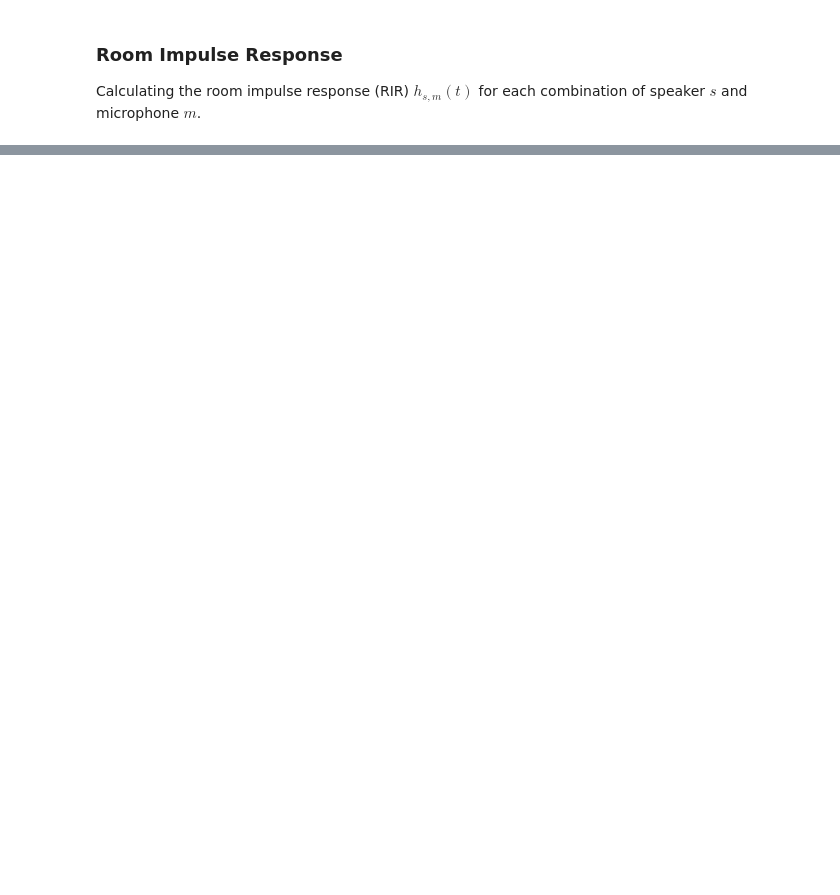
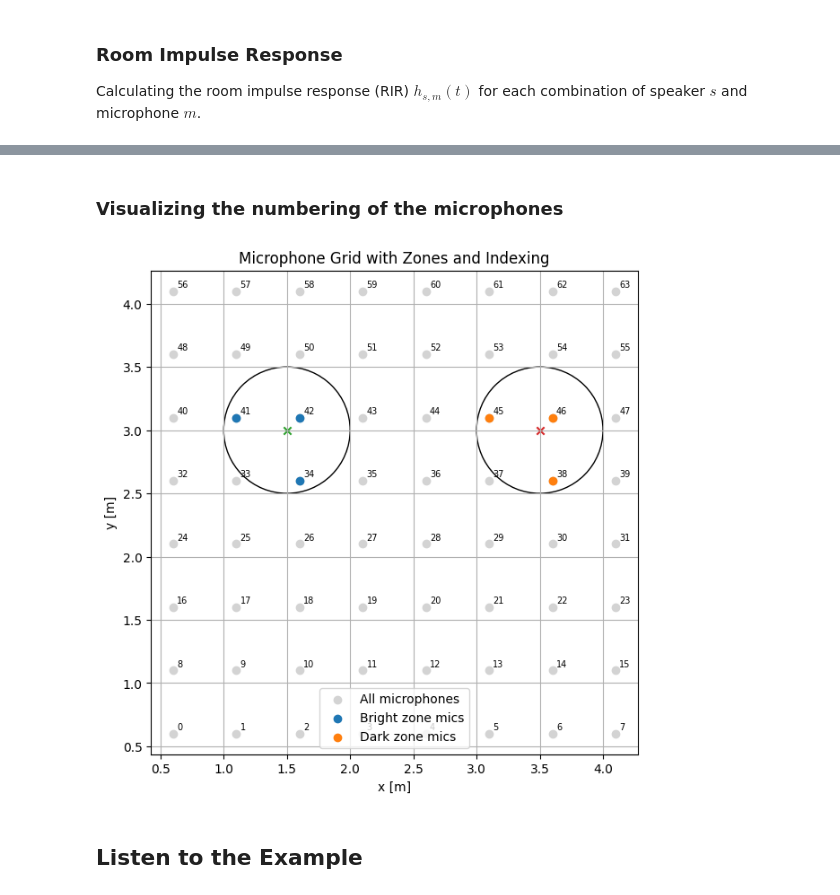
Before and after one commit to felipe-lund/sound-zones, a Jupyter notebook: shoebox_trial_speech.ipynb, the cells around one changed output, grey strips where cells are left out. Drawn from its saved outputs; the diff is of its cells as text; code cells hidden in the pictures; blank space fills up the shorter version.

```diff
--- a/shoebox_trial_speech.ipynb
+++ b/shoebox_trial_speech.ipynb
@@ -187,0 +221,48 @@ plt.show()
+# %% [markdown]
+### Visualizing the numbering of the microphones
+# %%
+import matplotlib.pyplot as plt
+import numpy as np
+
+x = mics_locs[0, :]
+y = mics_locs[1, :]
+
+plt.figure(figsize=(7,7))
+
+# Alla mikrofoner
+plt.scatter(x, y, color='lightgray', label='All microphones')
+
+# Numrering
+for i in range(num_mics):
+    plt.text(x[i] + 0.03, y[i] + 0.03, str(i), fontsize=7)
+
+# Bright zone
+plt.scatter(x[bright_indices], y[bright_indices],
+            label='Bright zone mics')
+
+# Dark zone
+plt.scatter(x[dark_indices], y[dark_indices],
+            label='Dark zone mics')
+
+# Rita cirklar
+bright_circle = plt.Circle(bright_center[:2], radius, fill=False)
+dark_circle = plt.Circle(dark_center[:2], radius, fill=False)
+
+plt.gca().add_patch(bright_circle)
+plt.gca().add_patch(dark_circle)
+
+# Markera centrum
+plt.scatter(bright_center[0], bright_center[1], marker='x')
+plt.scatter(dark_center[0], dark_center[1], marker='x')
+
+plt.xlabel("x [m]")
+plt.ylabel("y [m]")
+plt.title("Microphone Grid with Zones and Indexing")
+plt.axis("equal")
+plt.grid(True)
+plt.legend()
+plt.show()
+# %% [output]
+[figure, added]
+# %% [markdown]
+## Listen to the Example
```
Also changed, not shown: parts of 14 cells of this notebook, 1 other file.
